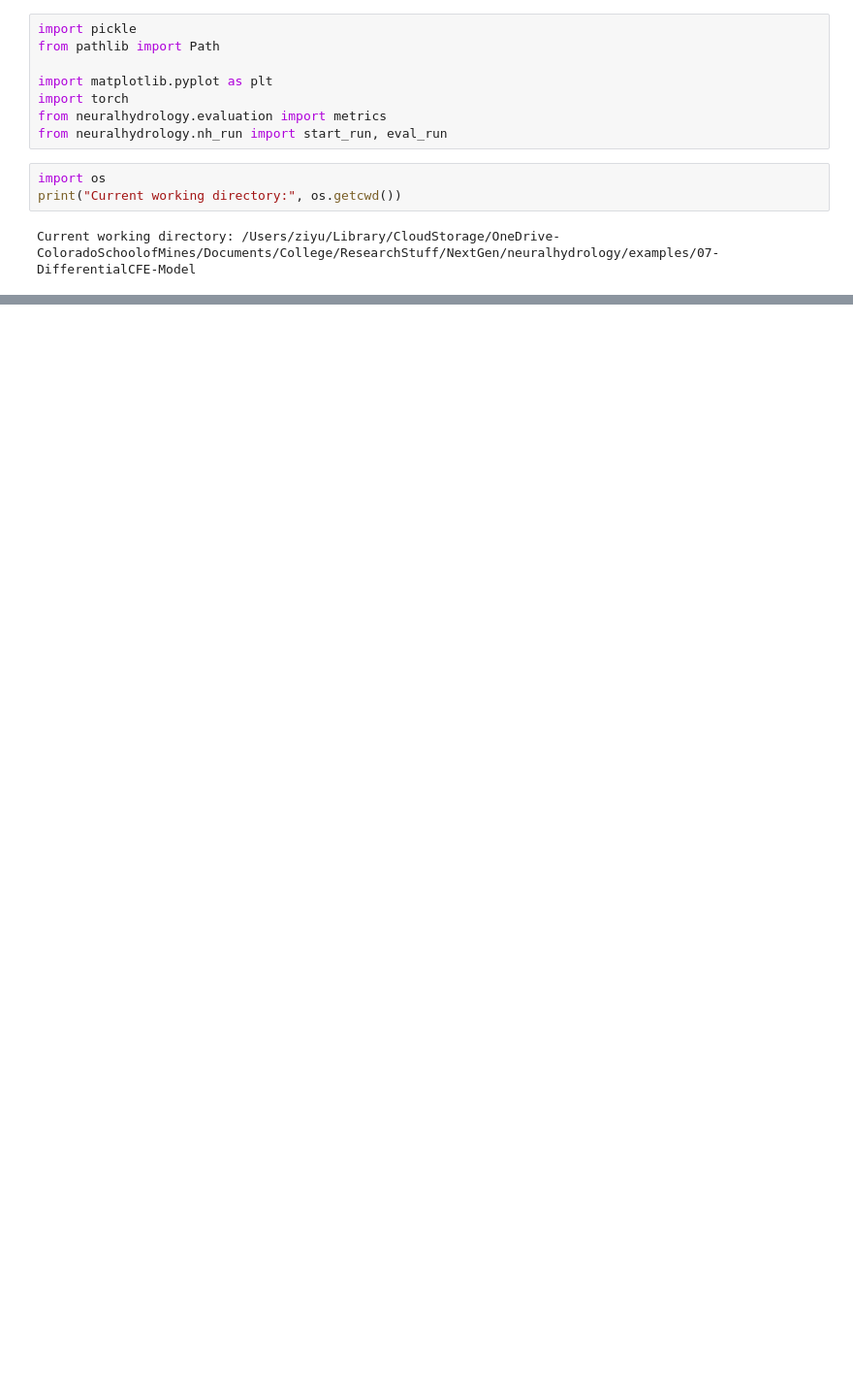
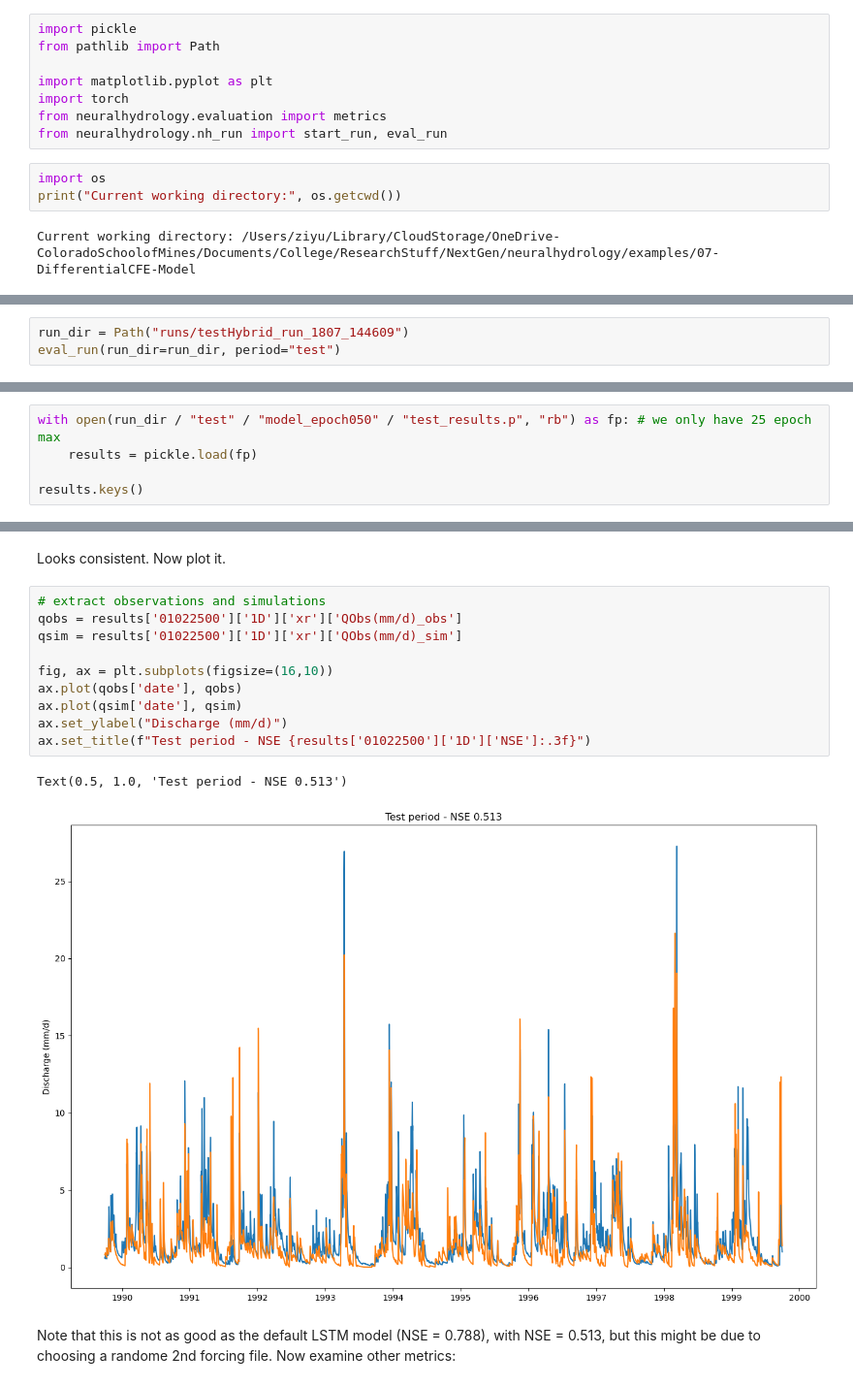
Before and after one commit to mines-ciroh/neuralhydrology, a Jupyter notebook: examples/07-DifferentialCFE-Model/testRun.ipynb, the cells around one changed output, grey strips where cells are left out. Shown at 97% size. Drawn from its saved outputs; the diff is of its cells as text; blank space fills up the shorter version.

```diff
--- a/examples/07-DifferentialCFE-Model/testRun.ipynb
+++ b/examples/07-DifferentialCFE-Model/testRun.ipynb
@@ -43,0 +55,3 @@ IndexError: index 3 is out of bounds for dimension 2 with size 3
+# %%
+run_dir = Path("runs/testHybrid_run_1807_144609")
+eval_run(run_dir=run_dir, period="test")
@@ -43,0 +66,5 @@ IndexError: index 3 is out of bounds for dimension 2 with size 3
+# %%
+with open(run_dir / "test" / "model_epoch050" / "test_results.p", "rb") as fp: # we only have 25 epoch max
+    results = pickle.load(fp)
+
+results.keys()
@@ -43,0 +84,17 @@ IndexError: index 3 is out of bounds for dimension 2 with size 3
+# %% [markdown]
+Looks consistent. Now plot it.
+# %%
+# extract observations and simulations
+qobs = results['01022500']['1D']['xr']['QObs(mm/d)_obs']
+qsim = results['01022500']['1D']['xr']['QObs(mm/d)_sim']
+
+fig, ax = plt.subplots(figsize=(16,10))
+ax.plot(qobs['date'], qobs)
+ax.plot(qsim['date'], qsim)
+ax.set_ylabel("Discharge (mm/d)")
+ax.set_title(f"Test period - NSE {results['01022500']['1D']['NSE']:.3f}")
+# %% [output]
+Text(0.5, 1.0, 'Test period - NSE 0.513')
+[figure, added]
+# %% [markdown]
+Note that this is not as good as the default LSTM model (NSE = 0.788), with NSE = 0.513, but this might be due to choosing a randome 2nd forcing file. Now examine other metrics:
```
Also changed, not shown: parts of 12 cells of this notebook, 4 other files.
